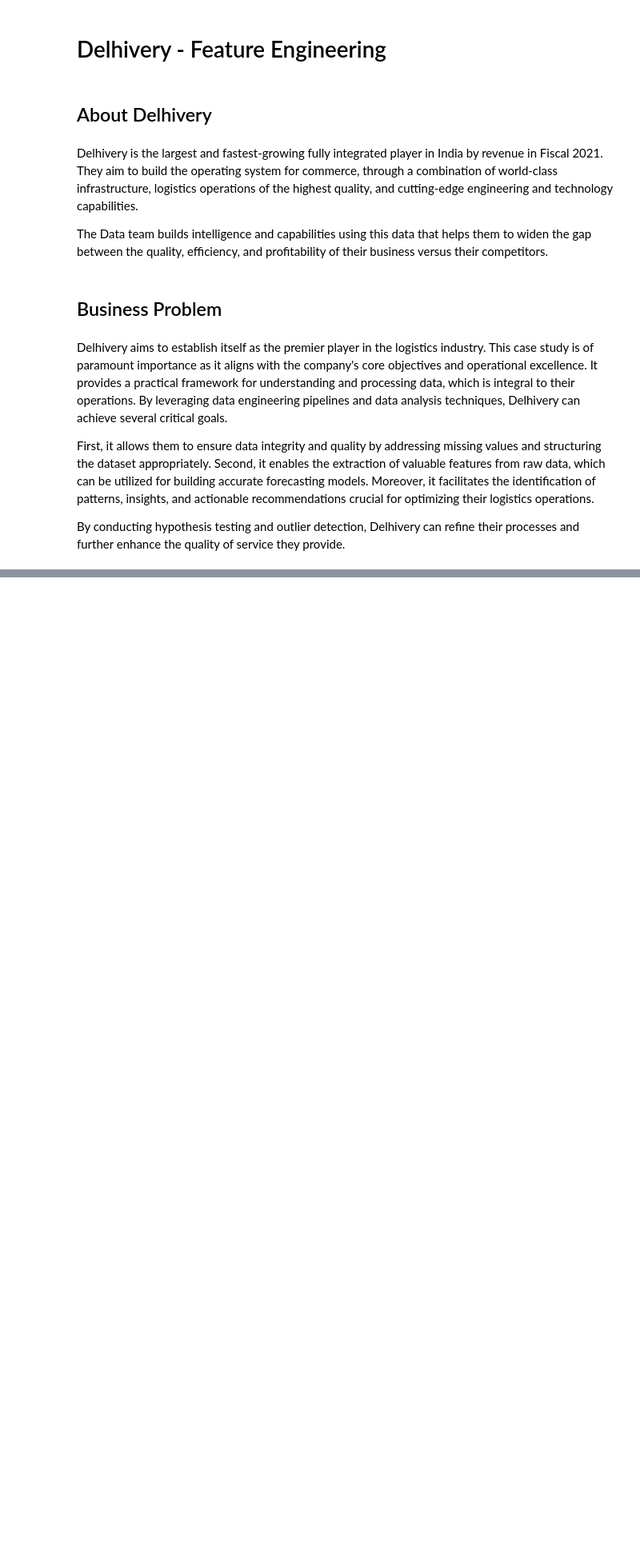
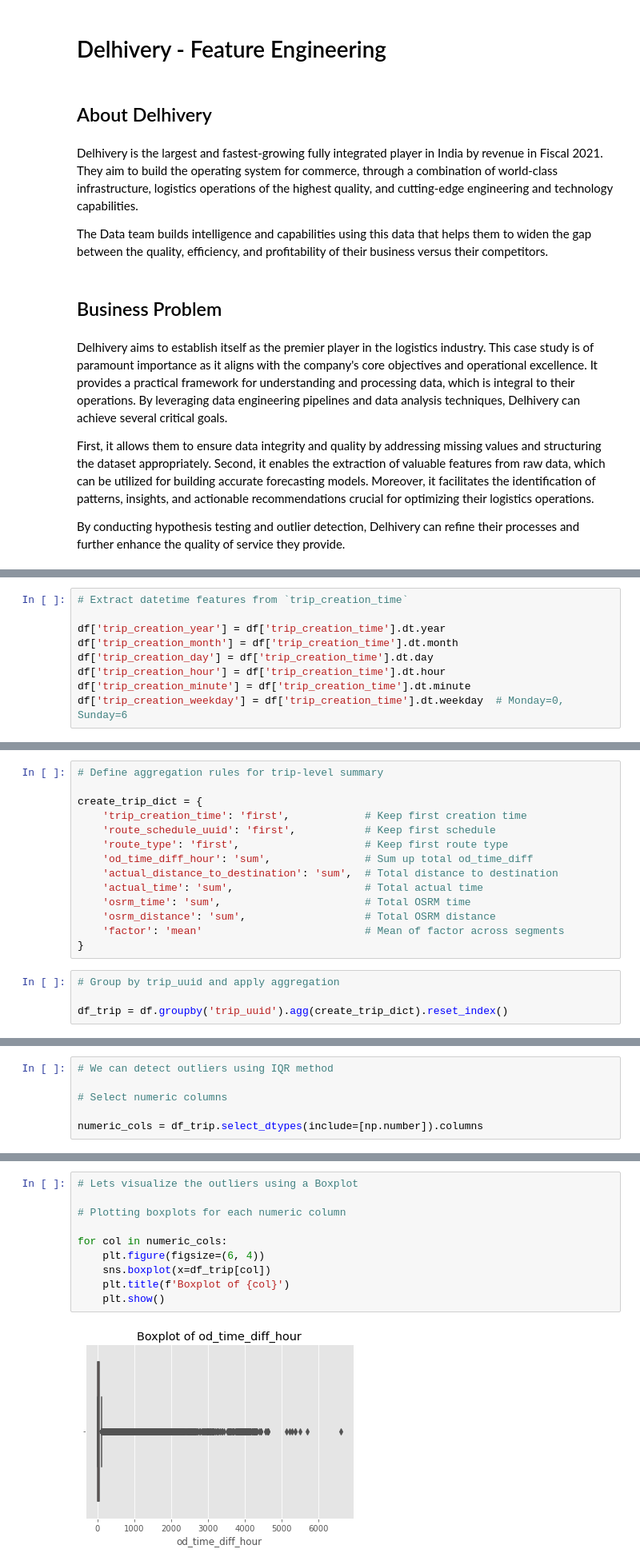
Before and after one commit to darshan-ds/delhivery_feature_engineering, a Jupyter notebook: delhivery_feature_engineering.ipynb, the cells around one changed output, grey strips where cells are left out. Shown at 80% size. Saved outputs shown, nothing was run; the diff lists cells and outputs as text; blank space fills up the shorter version.

```diff
--- a/delhivery_feature_engineering.ipynb
+++ b/delhivery_feature_engineering.ipynb
@@ -17,0 +299,9 @@ By conducting hypothesis testing and outlier detection, Delhivery can refine the
+# %%
+# Extract datetime features from `trip_creation_time`
+
+df['trip_creation_year'] = df['trip_creation_time'].dt.year
+df['trip_creation_month'] = df['trip_creation_time'].dt.month
+df['trip_creation_day'] = df['trip_creation_time'].dt.day
+df['trip_creation_hour'] = df['trip_creation_time'].dt.hour
+df['trip_creation_minute'] = df['trip_creation_time'].dt.minute
+df['trip_creation_weekday'] = df['trip_creation_time'].dt.weekday  # Monday=0, Sunday=6
@@ -17,0 +327,18 @@ By conducting hypothesis testing and outlier detection, Delhivery can refine the
+# %%
+# Define aggregation rules for trip-level summary
+
+create_trip_dict = {
+    'trip_creation_time': 'first',            # Keep first creation time
+    'route_schedule_uuid': 'first',           # Keep first schedule
+    'route_type': 'first',                    # Keep first route type
+    'od_time_diff_hour': 'sum',               # Sum up total od_time_diff
+    'actual_distance_to_destination': 'sum',  # Total distance to destination
+    'actual_time': 'sum',                     # Total actual time
+    'osrm_time': 'sum',                       # Total OSRM time
+    'osrm_distance': 'sum',                   # Total OSRM distance
+    'factor': 'mean'                          # Mean of factor across segments
+}
+# %%
+# Group by trip_uuid and apply aggregation
+
+df_trip = df.groupby('trip_uuid').agg(create_trip_dict).reset_index()
@@ -17,0 +363,6 @@ By conducting hypothesis testing and outlier detection, Delhivery can refine the
+# %%
+# We can detect outliers using IQR method
+
+# Select numeric columns
+
+numeric_cols = df_trip.select_dtypes(include=[np.number]).columns
@@ -17,0 +379,12 @@ By conducting hypothesis testing and outlier detection, Delhivery can refine the
+# %%
+# Lets visualize the outliers using a Boxplot
+
+# Plotting boxplots for each numeric column
+
+for col in numeric_cols:
+    plt.figure(figsize=(6, 4))
+    sns.boxplot(x=df_trip[col])
+    plt.title(f'Boxplot of {col}')
+    plt.show()
+# %% [output]
+[figure, added]
```
Also changed, not shown: parts of 73 cells of this notebook, 2 other files.
